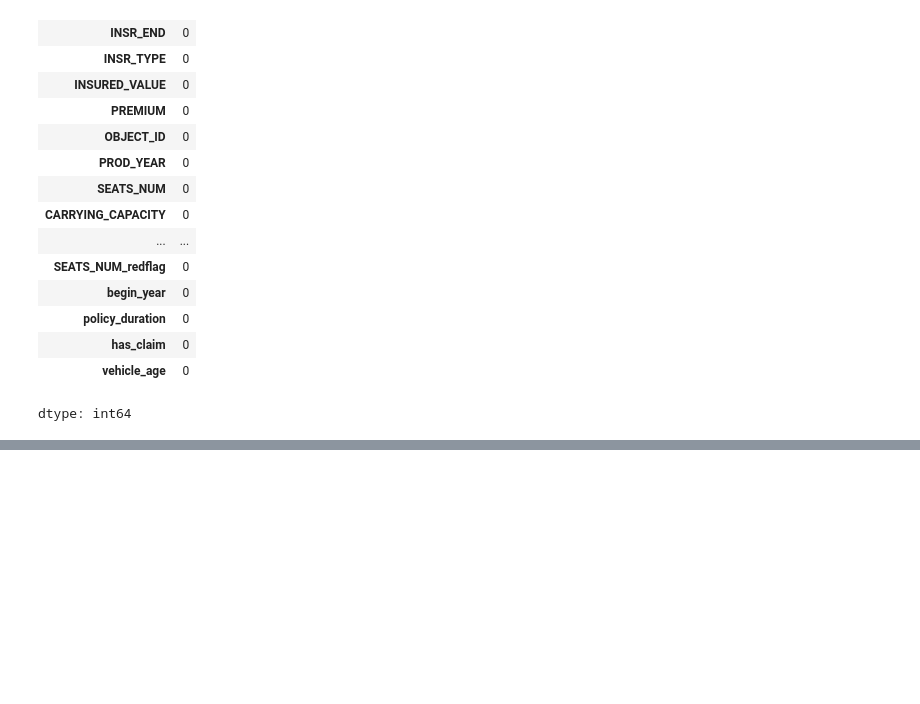
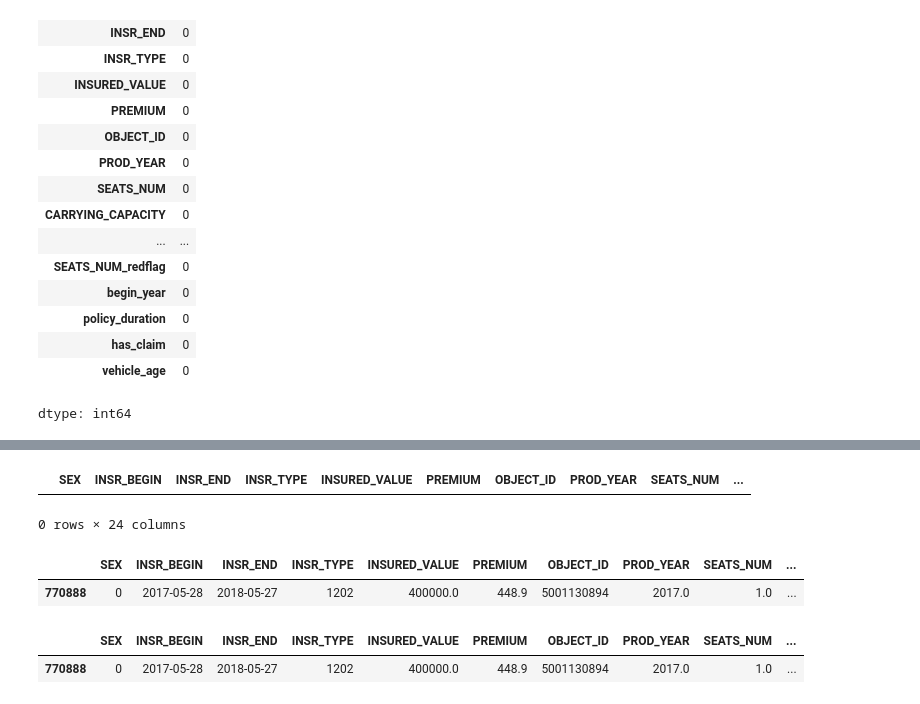
Before and after one commit to amy165/Insurance-Risk-Pricing-Analysis-End-to-End-Project, a Jupyter notebook: notebooks/01_eda_cleaning.ipynb, the cells around one changed output, grey strips where cells are left out. Drawn from its saved outputs; the diff is of its cells as text; code cells hidden in the pictures; blank space fills up the shorter version.

```diff
--- a/notebooks/01_eda_cleaning.ipynb
+++ b/notebooks/01_eda_cleaning.ipynb
@@ -725,0 +756,13 @@ invalid_cases.to_csv('invalid_cases.csv', index=False)
+# %%
+full_df[full_df['USAGE'].isnull()]
+# %% [output]
+|  | SEX | INSR_BEGIN | INSR_END | INSR_TYPE | INSURED_VALUE | PREMIUM | OBJECT_ID | PROD_YEAR | SEATS_NUM | ... |
+0 rows × 24 columns
+# %%
+pd.set_option('display.max_columns', None)
+pd.set_option('display.width', 2000)
+# %%
+full_df[full_df['OBJECT_ID']==5001130894]
+# %% [output]
+|  | SEX | INSR_BEGIN | INSR_END | INSR_TYPE | INSURED_VALUE | PREMIUM | OBJECT_ID | PROD_YEAR | SEATS_NUM | ... |
+| 770888 | 0 | 2017-05-28 | 2018-05-27 | 1202 | 400000.0 | 448.9 | 5001130894 | 2017.0 | 1.0 | ... |
@@ -725,0 +771,5 @@ invalid_cases.to_csv('invalid_cases.csv', index=False)
+# %%
+full_df[full_df['OBJECT_ID']==5001130894]
+# %% [output]
+|  | SEX | INSR_BEGIN | INSR_END | INSR_TYPE | INSURED_VALUE | PREMIUM | OBJECT_ID | PROD_YEAR | SEATS_NUM | ... |
+| 770888 | 0 | 2017-05-28 | 2018-05-27 | 1202 | 400000.0 | 448.9 | 5001130894 | 2017.0 | 1.0 | ... |
```
Also changed, not shown: parts of 4 cells of this notebook.
